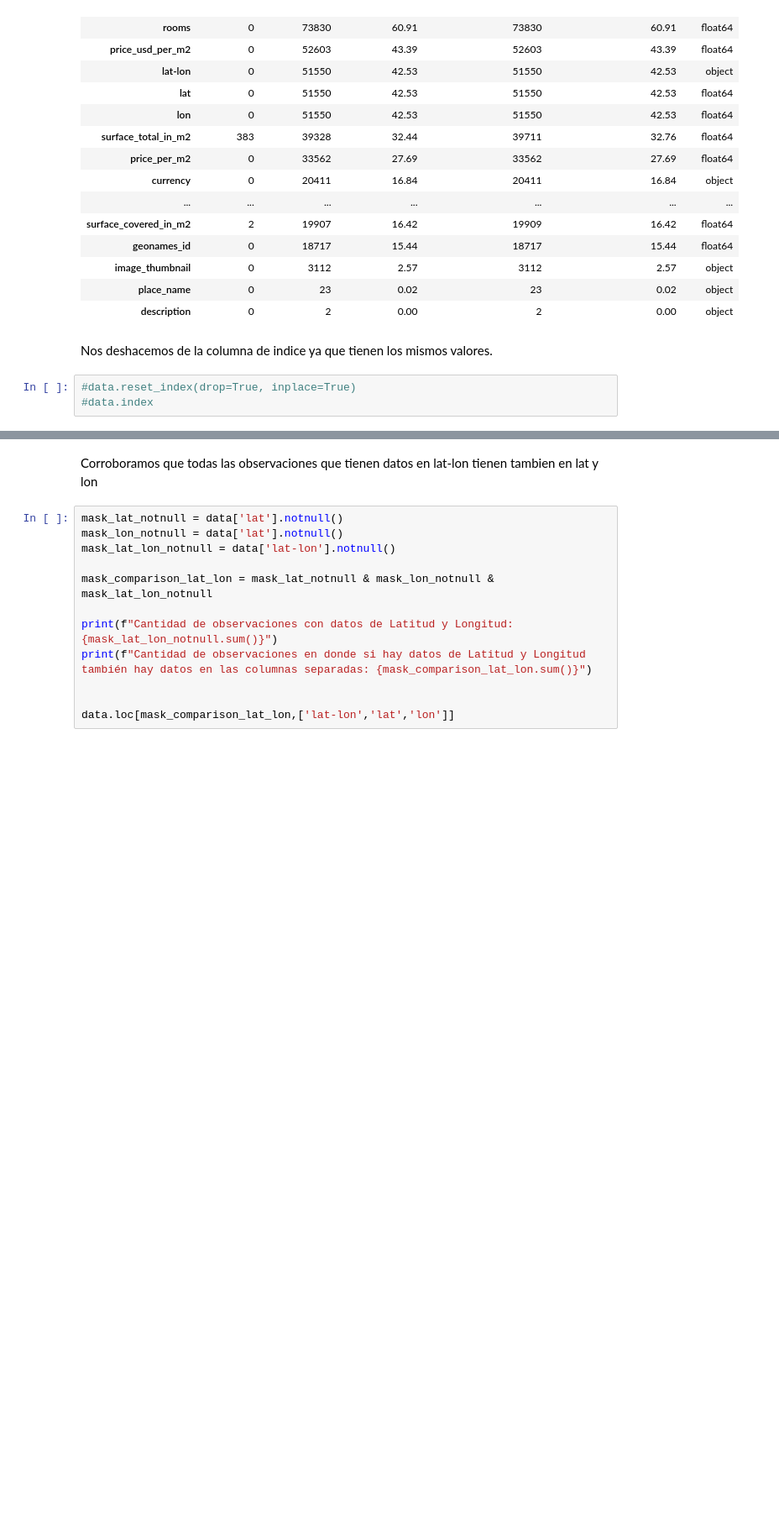
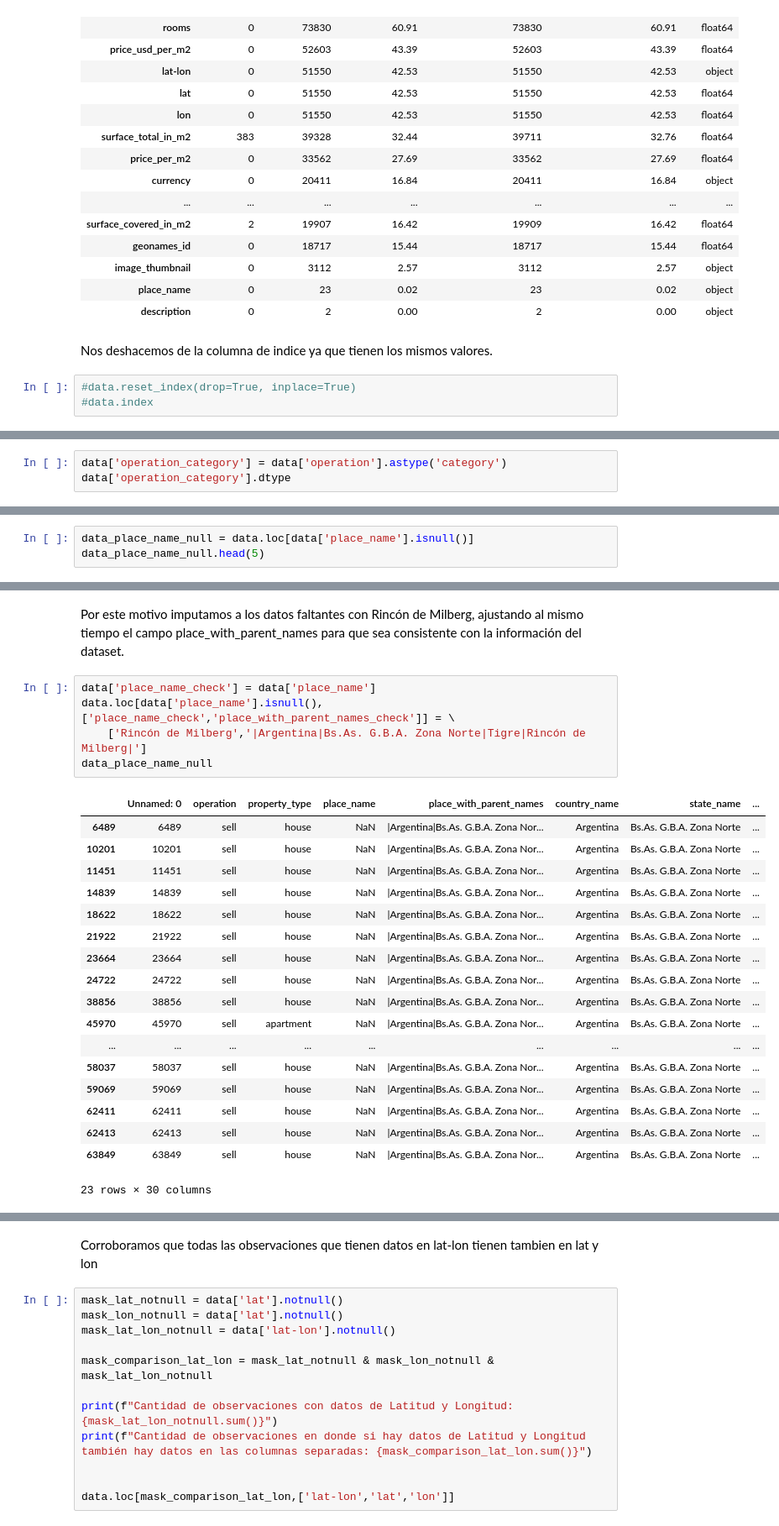
Before and after one commit to luisblafer/desafio-exploratorio, a Jupyter notebook: analisis-inicial.ipynb, the cells around one changed output, grey strips where cells are left out. Shown at 84% size. Saved outputs shown, nothing was run; the diff lists cells and outputs as text; blank space fills up the shorter version.

```diff
--- a/analisis-inicial.ipynb
+++ b/analisis-inicial.ipynb
@@ -89,0 +97,3 @@ Cambiamos a categórica la variable de tipo de propiedad
+# %%
+data['operation_category'] = data['operation'].astype('category')
+data['operation_category'].dtype
@@ -111,0 +139,3 @@ dtype: object
+# %%
+data_place_name_null = data.loc[data['place_name'].isnull()]
+data_place_name_null.head(5)
@@ -111,0 +160,26 @@ dtype: object
+# %% [markdown]
+Por este motivo imputamos a los datos faltantes con Rincón de Milberg, ajustando al mismo tiempo el campo place_with_parent_names para que sea consistente con la información del dataset.
+# %%
+data['place_name_check'] = data['place_name']
+data.loc[data['place_name'].isnull(),['place_name_check','place_with_parent_names_check']] = \
+    ['Rincón de Milberg','|Argentina|Bs.As. G.B.A. Zona Norte|Tigre|Rincón de Milberg|']
+data_place_name_null
+# %% [output]
+|  | Unnamed: 0 | operation | property_type | place_name | place_with_parent_names | country_name | state_name | ... |
+| 6489 | 6489 | sell | house | NaN | |Argentina|Bs.As. G.B.A. Zona Nor... | Argentina | Bs.As. G.B.A. Zona Norte | ... |
+| 10201 | 10201 | sell | house | NaN | |Argentina|Bs.As. G.B.A. Zona Nor... | Argentina | Bs.As. G.B.A. Zona Norte | ... |
+| 11451 | 11451 | sell | house | NaN | |Argentina|Bs.As. G.B.A. Zona Nor... | Argentina | Bs.As. G.B.A. Zona Norte | ... |
+| 14839 | 14839 | sell | house | NaN | |Argentina|Bs.As. G.B.A. Zona Nor... | Argentina | Bs.As. G.B.A. Zona Norte | ... |
+| 18622 | 18622 | sell | house | NaN | |Argentina|Bs.As. G.B.A. Zona Nor... | Argentina | Bs.As. G.B.A. Zona Norte | ... |
+| 21922 | 21922 | sell | house | NaN | |Argentina|Bs.As. G.B.A. Zona Nor... | Argentina | Bs.As. G.B.A. Zona Norte | ... |
+| 23664 | 23664 | sell | house | NaN | |Argentina|Bs.As. G.B.A. Zona Nor... | Argentina | Bs.As. G.B.A. Zona Norte | ... |
+| 24722 | 24722 | sell | house | NaN | |Argentina|Bs.As. G.B.A. Zona Nor... | Argentina | Bs.As. G.B.A. Zona Norte | ... |
+| 38856 | 38856 | sell | house | NaN | |Argentina|Bs.As. G.B.A. Zona Nor... | Argentina | Bs.As. G.B.A. Zona Norte | ... |
+| 45970 | 45970 | sell | apartment | NaN | |Argentina|Bs.As. G.B.A. Zona Nor... | Argentina | Bs.As. G.B.A. Zona Norte | ... |
+| ... | ... | ... | ... | ... | ... | ... | ... | ... |
+| 58037 | 58037 | sell | house | NaN | |Argentina|Bs.As. G.B.A. Zona Nor... | Argentina | Bs.As. G.B.A. Zona Norte | ... |
+| 59069 | 59069 | sell | house | NaN | |Argentina|Bs.As. G.B.A. Zona Nor... | Argentina | Bs.As. G.B.A. Zona Norte | ... |
+| 62411 | 62411 | sell | house | NaN | |Argentina|Bs.As. G.B.A. Zona Nor... | Argentina | Bs.As. G.B.A. Zona Norte | ... |
+| 62413 | 62413 | sell | house | NaN | |Argentina|Bs.As. G.B.A. Zona Nor... | Argentina | Bs.As. G.B.A. Zona Norte | ... |
+| 63849 | 63849 | sell | house | NaN | |Argentina|Bs.As. G.B.A. Zona Nor... | Argentina | Bs.As. G.B.A. Zona Norte | ... |
+23 rows × 30 columns
```
Also changed, not shown: parts of 28 cells of this notebook.
